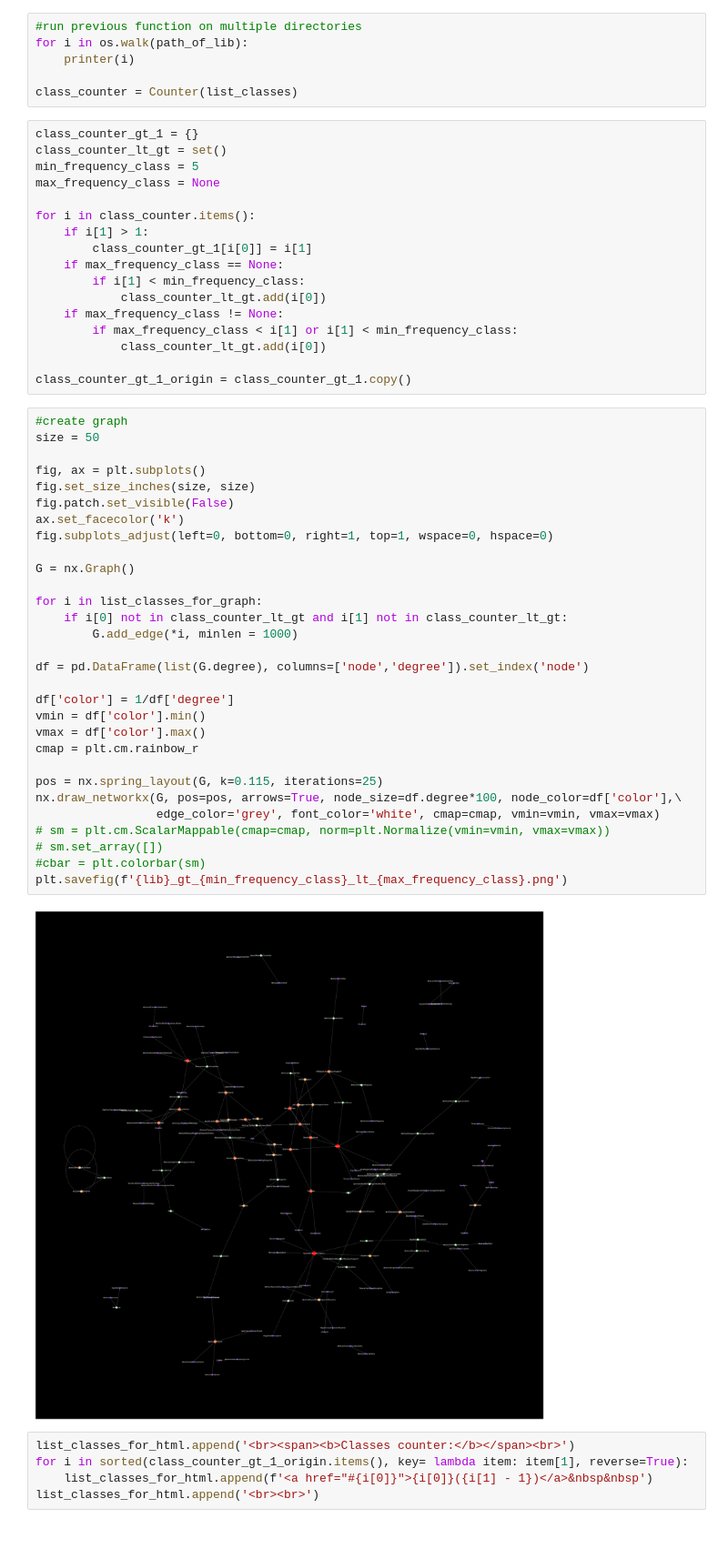
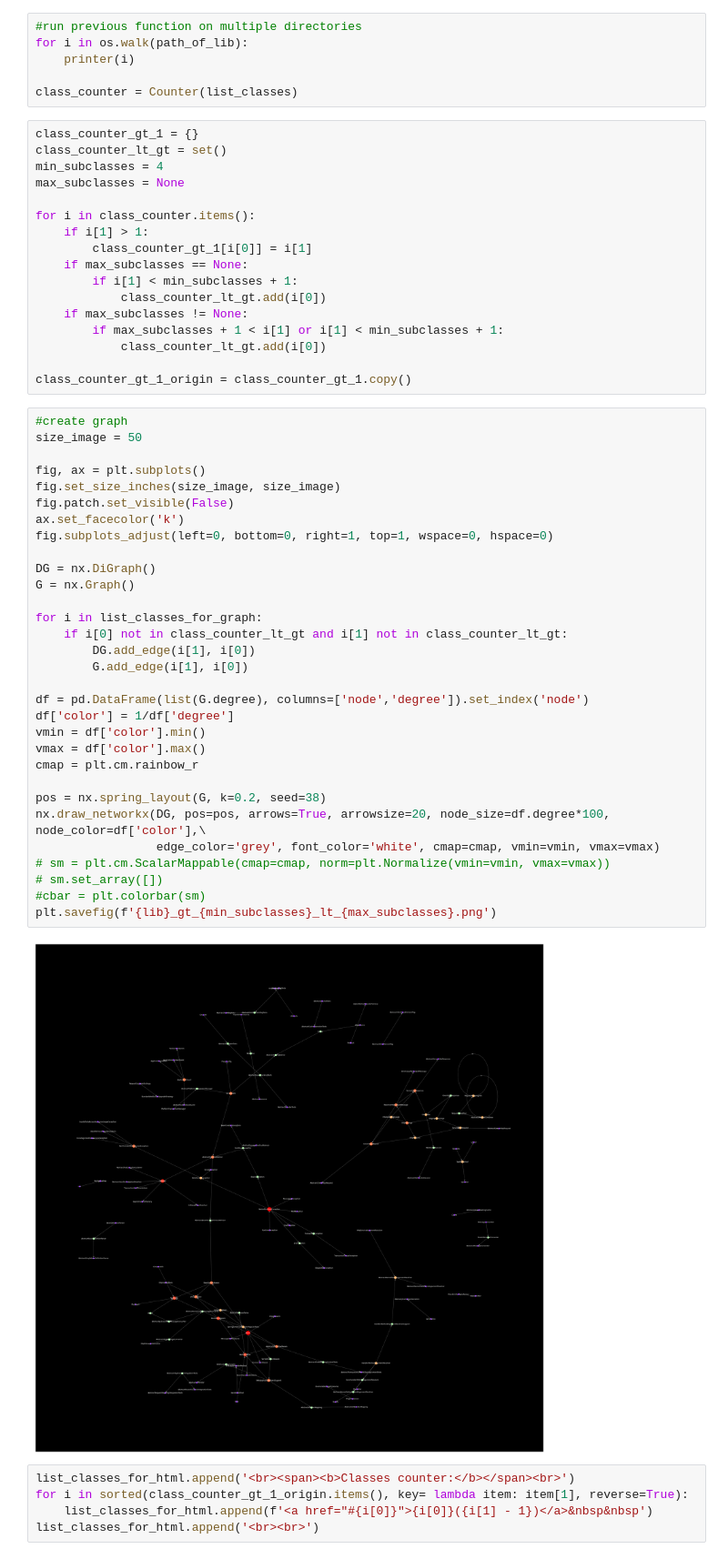
Before and after one commit to ksn38/graph_for_classes, a Jupyter notebook: graph_for_classes_java.ipynb, the cells around one changed output. Shown at 91% size. Drawn from its saved outputs; the diff is of its cells as text.

Commit message:
DiGraph has been added for correct direction of the arrows

```diff
--- a/graph_for_classes_java.ipynb
+++ b/graph_for_classes_java.ipynb
@@ -70,52 +70,53 @@ class_counter = Counter(list_classes)
 # %%
 class_counter_gt_1 = {}
 class_counter_lt_gt = set()
-min_frequency_class = 5
-max_frequency_class = None
+min_subclasses = 4
+max_subclasses = None
 
 for i in class_counter.items():
     if i[1] > 1:
         class_counter_gt_1[i[0]] = i[1]
-    if max_frequency_class == None:
-        if i[1] < min_frequency_class:
+    if max_subclasses == None:
+        if i[1] < min_subclasses + 1:
             class_counter_lt_gt.add(i[0])
-    if max_frequency_class != None:
-        if max_frequency_class < i[1] or i[1] < min_frequency_class:
+    if max_subclasses != None:
+        if max_subclasses + 1 < i[1] or i[1] < min_subclasses + 1:
             class_counter_lt_gt.add(i[0])
 
 class_counter_gt_1_origin = class_counter_gt_1.copy()
 # %%
 #create graph
-size = 50
+size_image = 50
 
 fig, ax = plt.subplots()
-fig.set_size_inches(size, size)
+fig.set_size_inches(size_image, size_image)
 fig.patch.set_visible(False)
 ax.set_facecolor('k')
 fig.subplots_adjust(left=0, bottom=0, right=1, top=1, wspace=0, hspace=0)
 
+DG = nx.DiGraph()
 G = nx.Graph()
 
 for i in list_classes_for_graph:
     if i[0] not in class_counter_lt_gt and i[1] not in class_counter_lt_gt:
-        G.add_edge(*i, minlen = 1000)
+        DG.add_edge(i[1], i[0])
+        G.add_edge(i[1], i[0])
 
 df = pd.DataFrame(list(G.degree), columns=['node','degree']).set_index('node')
-
 df['color'] = 1/df['degree']
 vmin = df['color'].min()
 vmax = df['color'].max()
 cmap = plt.cm.rainbow_r
 
-pos = nx.spring_layout(G, k=0.115, iterations=25)
-nx.draw_networkx(G, pos=pos, arrows=True, node_size=df.degree*100, node_color=df['color'],\
+pos = nx.spring_layout(G, k=0.2, seed=38)
+nx.draw_networkx(DG, pos=pos, arrows=True, arrowsize=20, node_size=df.degree*100, node_color=df['color'],\
                  edge_color='grey', font_color='white', cmap=cmap, vmin=vmin, vmax=vmax)
 # sm = plt.cm.ScalarMappable(cmap=cmap, norm=plt.Normalize(vmin=vmin, vmax=vmax))
 # sm.set_array([])
 #cbar = plt.colorbar(sm)
-plt.savefig(f'{lib}_gt_{min_frequency_class}_lt_{max_frequency_class}.png')
+plt.savefig(f'{lib}_gt_{min_subclasses}_lt_{max_subclasses}.png')
 # %% [output]
-[figure, old version]
+[figure, new version]
 # %%
 list_classes_for_html.append('<br><span><b>Classes counter:</b></span><br>')
 for i in sorted(class_counter_gt_1_origin.items(), key= lambda item: item[1], reverse=True):
```
Also changed, not shown: 10 other files.
